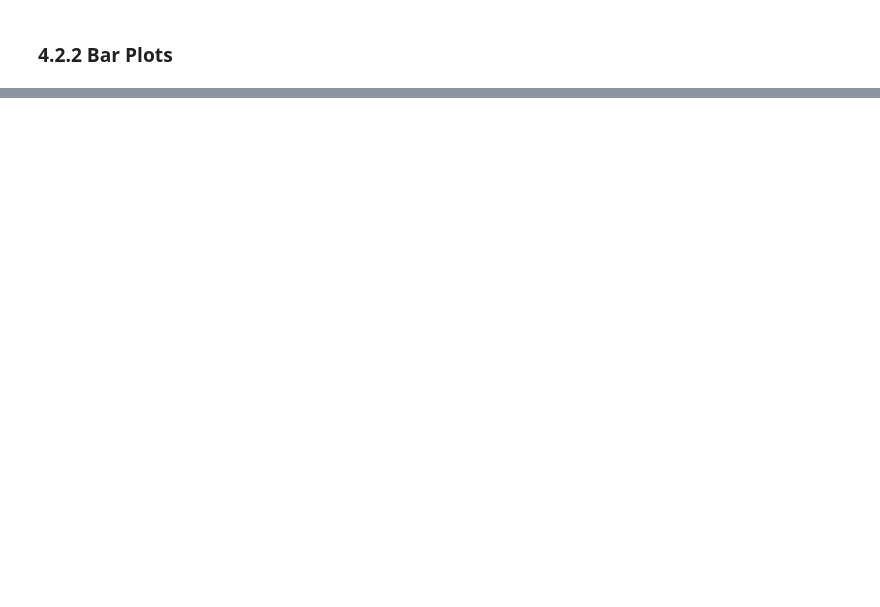
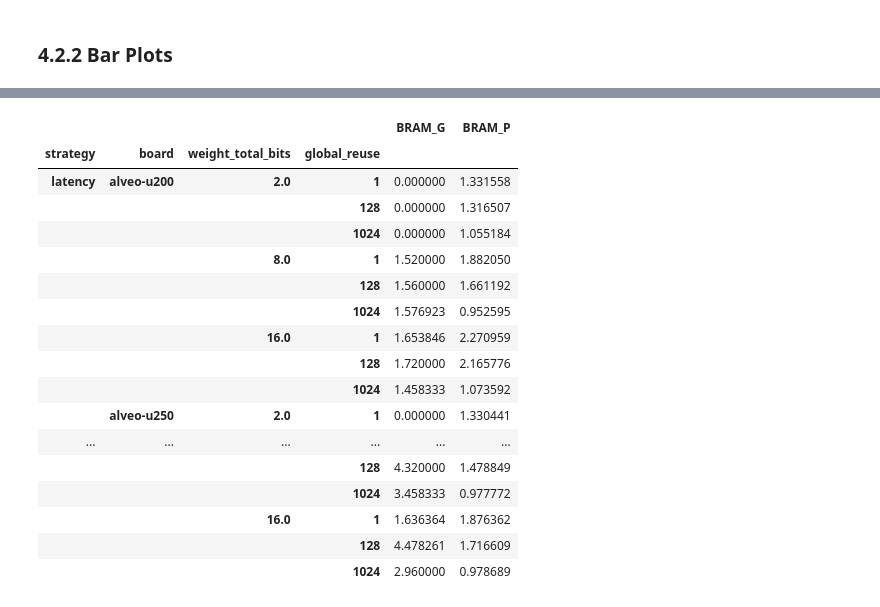
Before and after one commit to IMPETUS-UdeS/rule4ml, a Jupyter notebook: notebooks/tutorial.ipynb, the cells around one changed output, grey strips where cells are left out. Saved outputs shown, nothing was run; the diff lists cells and outputs as text; code cells hidden in the pictures; blank space fills up the shorter version.

```diff
--- a/notebooks/tutorial.ipynb
+++ b/notebooks/tutorial.ipynb
@@ -1481,0 +1822,7 @@ prediction_df.head(14)
+# %%
+precision_order = ["ap_fixed<2, 1>", "ap_fixed<8, 3>", "ap_fixed<16, 6>"]
+benchmark_merged_df["model_precision"] = pd.Categorical(
+    benchmark_merged_df["model_precision"], categories=precision_order, ordered=True
+)
+
+benchmark_merged_df.head()
@@ -1481,0 +1836,44 @@ prediction_df.head(14)
+# %%
+reverse_strategy_map = {v: k for k, v in default_strategy_map.items()}
+reverse_board_map = {v: k for k, v in default_board_map.items()}
+
+benchmark_merged_df["strategy"] = benchmark_merged_df["strategy"].map(reverse_strategy_map)
+benchmark_merged_df["board"] = benchmark_merged_df["board"].map(reverse_board_map)
+
+prediction_grouped_mean = (
+    benchmark_merged_df.groupby(["strategy", "board", "weight_total_bits", "global_reuse"])[
+        [
+            "BRAM_G",
+            "BRAM_P",
+            # "DSP_G",
+            # "DSP_P",
+            # "FF_G",
+            # "FF_P",
+            # "LUT_G",
+            # "LUT_P",
+            # "CYCLES_G",
+            # "CYCLES_P"
+        ]
+    ]
+    .mean()
+)
+prediction_grouped_mean
+# %% [output]
+|  |  |  |  | BRAM_G | BRAM_P |
+| strategy | board | weight_total_bits | global_reuse |  |  |
+| latency | alveo-u200 | 2.0 | 1 | 0.000000 | 1.331558 |
+|  |  |  | 128 | 0.000000 | 1.316507 |
+|  |  |  | 1024 | 0.000000 | 1.055184 |
+|  |  | 8.0 | 1 | 1.520000 | 1.882050 |
+|  |  |  | 128 | 1.560000 | 1.661192 |
+|  |  |  | 1024 | 1.576923 | 0.952595 |
+|  |  | 16.0 | 1 | 1.653846 | 2.270959 |
+|  |  |  | 128 | 1.720000 | 2.165776 |
+|  |  |  | 1024 | 1.458333 | 1.073592 |
+|  | alveo-u250 | 2.0 | 1 | 0.000000 | 1.330441 |
+| ... | ... | ... | ... | ... | ... |
+|  |  |  | 128 | 4.320000 | 1.478849 |
+|  |  |  | 1024 | 3.458333 | 0.977772 |
+|  |  | 16.0 | 1 | 1.636364 | 1.876362 |
+|  |  |  | 128 | 4.478261 | 1.716609 |
+|  |  |  | 1024 | 2.960000 | 0.978689 |
```
Also changed, not shown: parts of 24 cells of this notebook, 6 other files.
